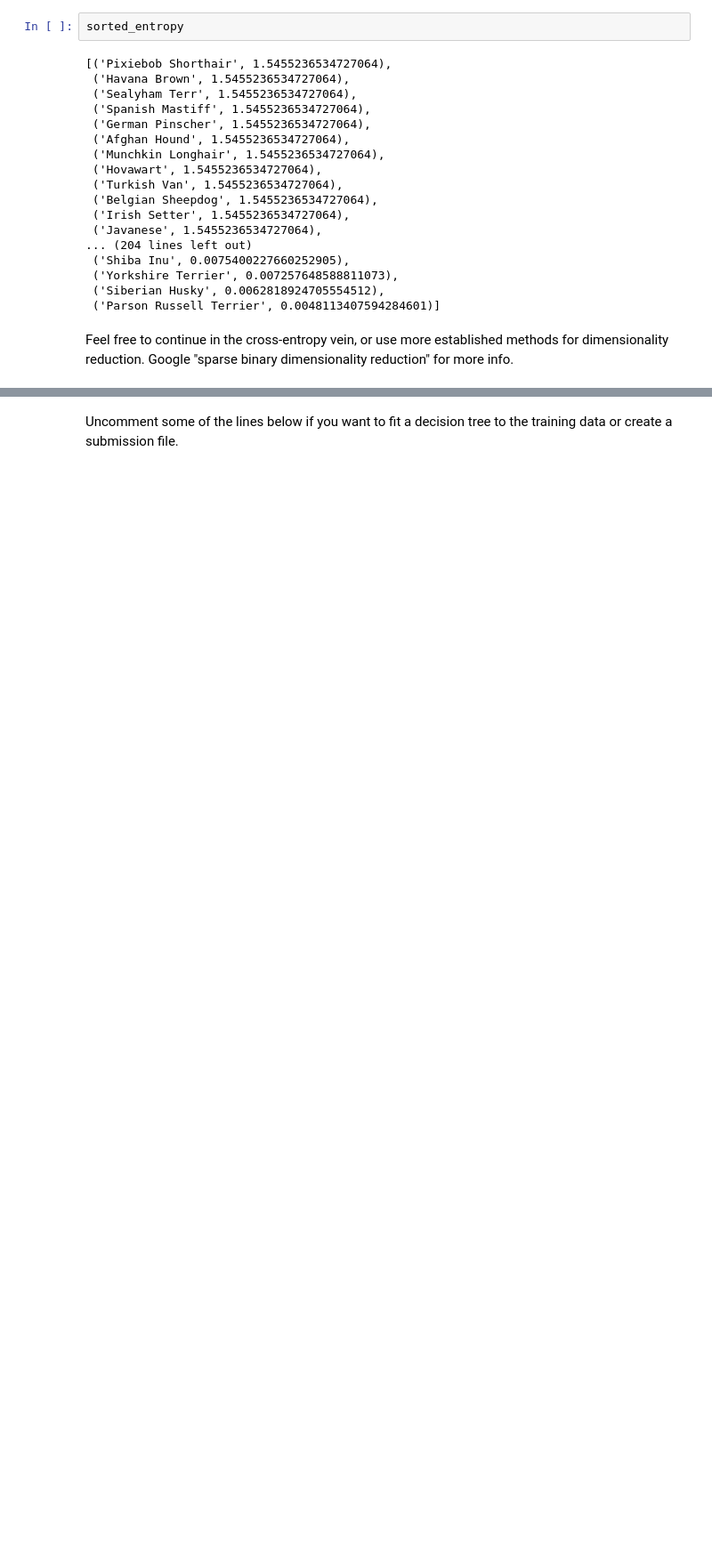
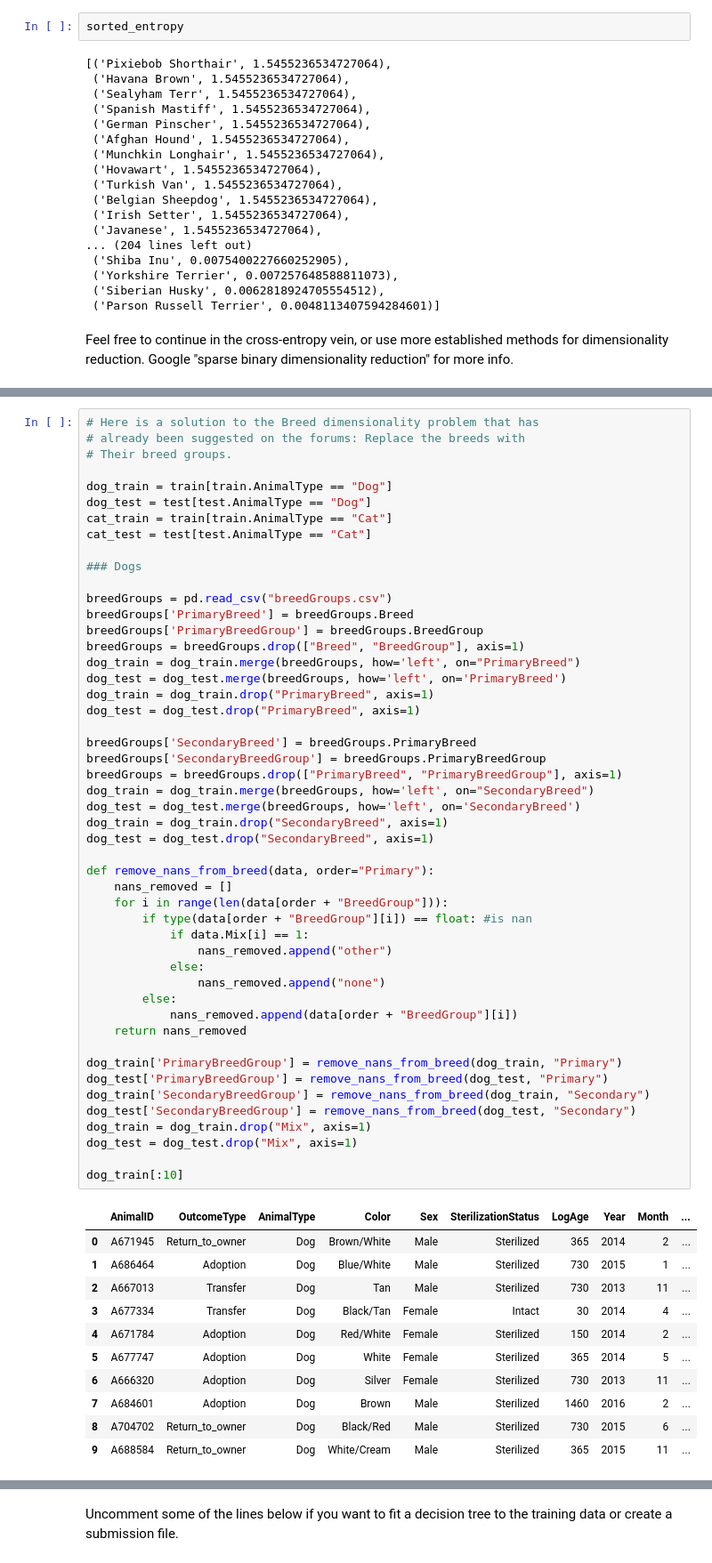
Before and after one commit to MachinesWhoLearn/competitions, a Jupyter notebook: shelter_animal/starter_template.ipynb, the cells around one changed output, grey strips where cells are left out. Shown at 89% size. Saved outputs shown, nothing was run; the diff lists cells and outputs as text; blank space fills up the shorter version.

```diff
--- a/shelter_animal/starter_template.ipynb
+++ b/shelter_animal/starter_template.ipynb
@@ -270,0 +248,61 @@ Name: PrimaryBreed, dtype: int64
+# %%
+# Here is a solution to the Breed dimensionality problem that has
+# already been suggested on the forums: Replace the breeds with
+# Their breed groups.
+
+dog_train = train[train.AnimalType == "Dog"]
+dog_test = test[test.AnimalType == "Dog"]
+cat_train = train[train.AnimalType == "Cat"]
+cat_test = test[test.AnimalType == "Cat"]
+
+### Dogs
+
+breedGroups = pd.read_csv("breedGroups.csv")
+breedGroups['PrimaryBreed'] = breedGroups.Breed
+breedGroups['PrimaryBreedGroup'] = breedGroups.BreedGroup
+breedGroups = breedGroups.drop(["Breed", "BreedGroup"], axis=1)
+dog_train = dog_train.merge(breedGroups, how='left', on="PrimaryBreed")
+dog_test = dog_test.merge(breedGroups, how='left', on='PrimaryBreed')
+dog_train = dog_train.drop("PrimaryBreed", axis=1)
+dog_test = dog_test.drop("PrimaryBreed", axis=1)
+
+breedGroups['SecondaryBreed'] = breedGroups.PrimaryBreed
+breedGroups['SecondaryBreedGroup'] = breedGroups.PrimaryBreedGroup
+breedGroups = breedGroups.drop(["PrimaryBreed", "PrimaryBreedGroup"], axis=1)
+dog_train = dog_train.merge(breedGroups, how='left', on="SecondaryBreed")
+dog_test = dog_test.merge(breedGroups, how='left', on='SecondaryBreed')
+dog_train = dog_train.drop("SecondaryBreed", axis=1)
+dog_test = dog_test.drop("SecondaryBreed", axis=1)
+
+def remove_nans_from_breed(data, order="Primary"):
+    nans_removed = []
+    for i in range(len(data[order + "BreedGroup"])):
+        if type(data[order + "BreedGroup"][i]) == float: #is nan
+            if data.Mix[i] == 1:
+                nans_removed.append("other")
+            else:
+                nans_removed.append("none")
+        else:
+            nans_removed.append(data[order + "BreedGroup"][i])
+    return nans_removed
+
+dog_train['PrimaryBreedGroup'] = remove_nans_from_breed(dog_train, "Primary")
+dog_test['PrimaryBreedGroup'] = remove_nans_from_breed(dog_test, "Primary")
+dog_train['SecondaryBreedGroup'] = remove_nans_from_breed(dog_train, "Secondary")
+dog_test['SecondaryBreedGroup'] = remove_nans_from_breed(dog_test, "Secondary")
+dog_train = dog_train.drop("Mix", axis=1)
+dog_test = dog_test.drop("Mix", axis=1)
+
+dog_train[:10]
+# %% [output]
+|  | AnimalID | OutcomeType | AnimalType | Color | Sex | SterilizationStatus | LogAge | Year | Month | ... |
+| 0 | A671945 | Return_to_owner | Dog | Brown/White | Male | Sterilized | 365 | 2014 | 2 | ... |
+| 1 | A686464 | Adoption | Dog | Blue/White | Male | Sterilized | 730 | 2015 | 1 | ... |
+| 2 | A667013 | Transfer | Dog | Tan | Male | Sterilized | 730 | 2013 | 11 | ... |
+| 3 | A677334 | Transfer | Dog | Black/Tan | Female | Intact | 30 | 2014 | 4 | ... |
+| 4 | A671784 | Adoption | Dog | Red/White | Female | Sterilized | 150 | 2014 | 2 | ... |
+| 5 | A677747 | Adoption | Dog | White | Female | Sterilized | 365 | 2014 | 5 | ... |
+| 6 | A666320 | Adoption | Dog | Silver | Female | Sterilized | 730 | 2013 | 11 | ... |
+| 7 | A684601 | Adoption | Dog | Brown | Male | Sterilized | 1460 | 2016 | 2 | ... |
+| 8 | A704702 | Return_to_owner | Dog | Black/Red | Male | Sterilized | 730 | 2015 | 6 | ... |
+| 9 | A688584 | Return_to_owner | Dog | White/Cream | Male | Sterilized | 365 | 2015 | 11 | ... |
```
Also changed, not shown: parts of 14 cells of this notebook, 1 other file.
